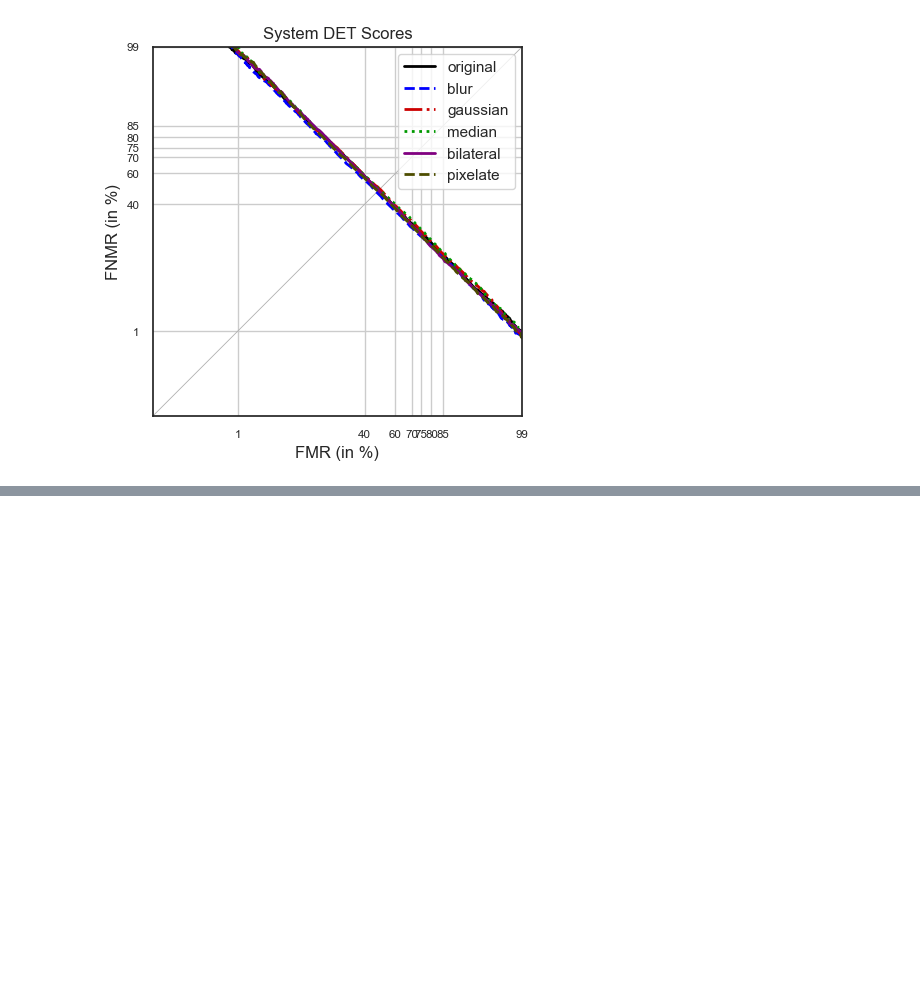
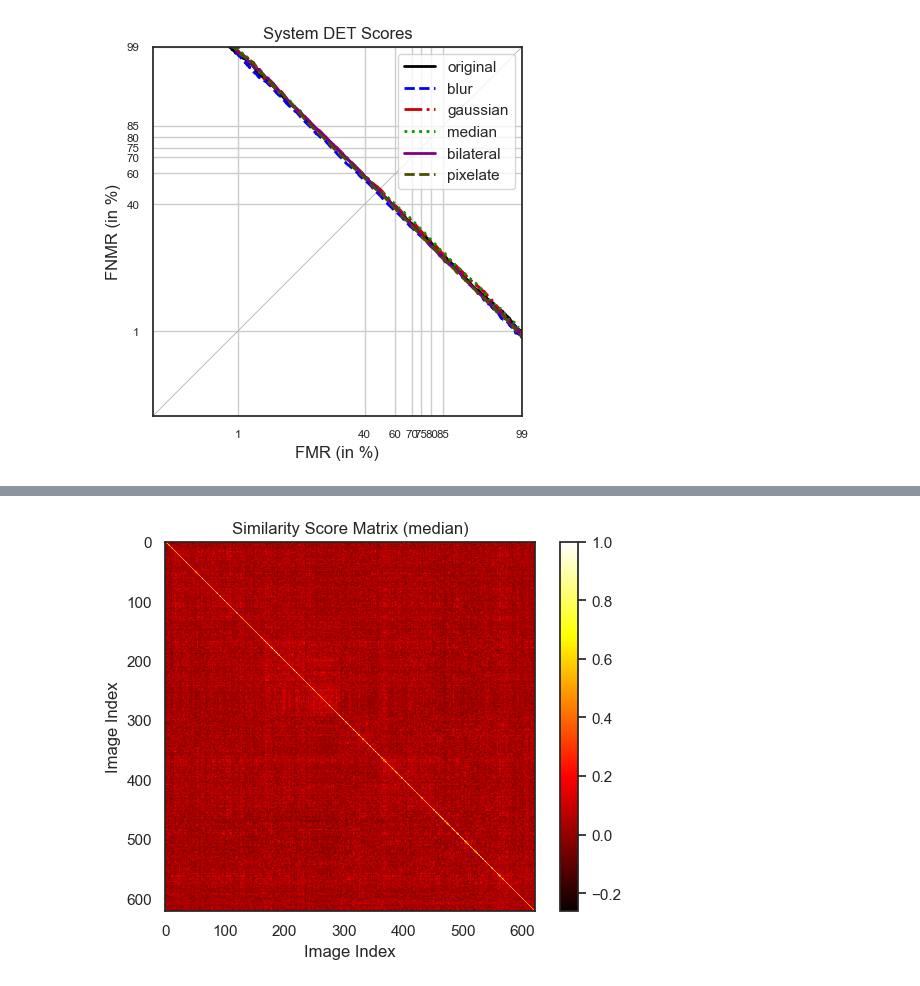
Before and after one commit to johalexander/02238-FAE, a Jupyter notebook: DET/FAE_Performance.ipynb, the cells around one changed output, grey strips where cells are left out. Saved outputs shown, nothing was run; the diff lists cells and outputs as text; code cells hidden in the pictures; blank space fills up the shorter version.

```diff
--- a/DET/FAE_Performance.ipynb
+++ b/DET/FAE_Performance.ipynb
@@ -355,0 +424,15 @@ det.show()
+# %%
+similarity_matrix = cosine_similarity(plot_scores4)
+fig, ax = plt.subplots()
+
+im = ax.imshow(similarity_matrix, cmap='hot')
+
+cbar = ax.figure.colorbar(im, ax=ax)
+
+ax.set_xlabel('Image Index')
+ax.set_ylabel('Image Index')
+ax.set_title('Similarity Score Matrix ({})'.format(system_name4))
+
+plt.show()
+# %% [output]
+[figure, added]
```
Also changed, not shown: parts of 12 cells of this notebook.
